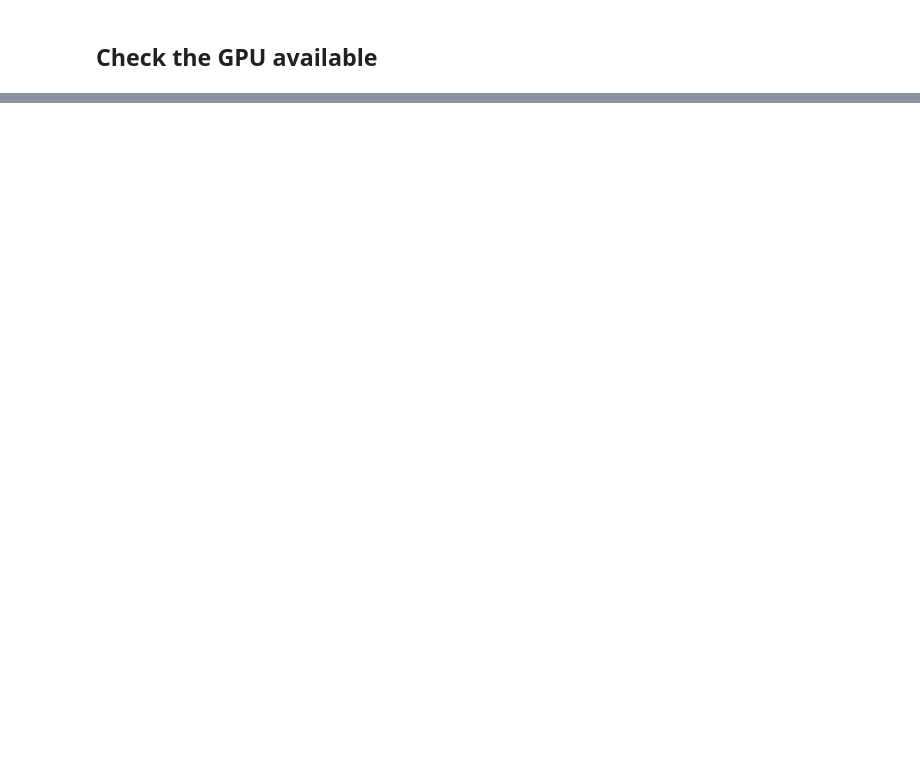
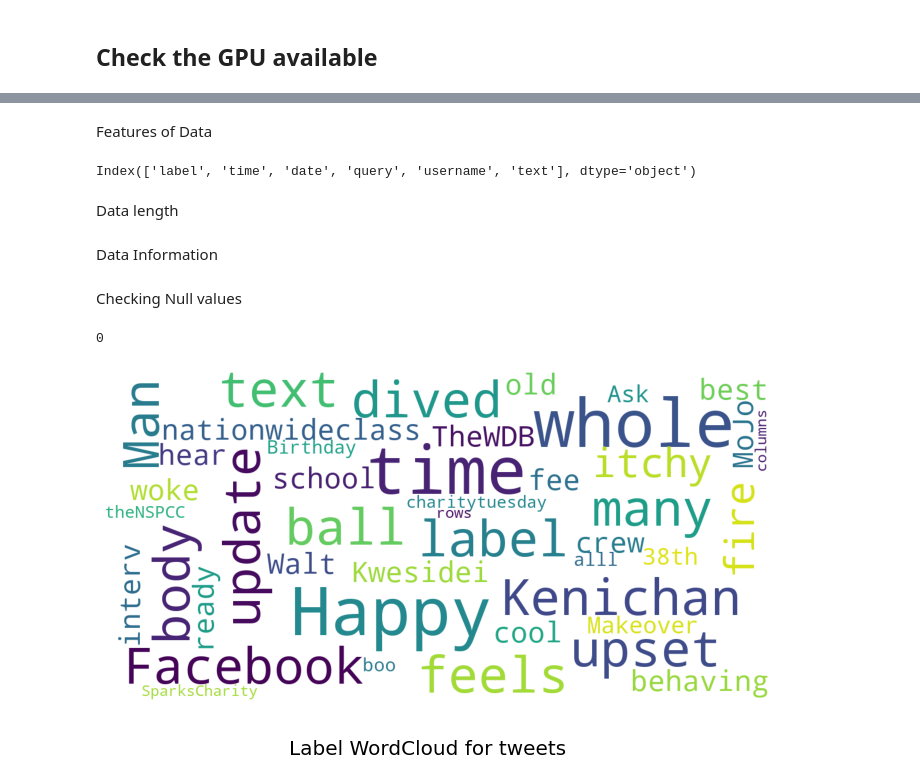
Before and after one commit to Gr-30/DL, a Jupyter notebook: assignment_1.ipynb, the cells around one changed output, grey strips where cells are left out. Drawn from its saved outputs; the diff is of its cells as text; code cells hidden in the pictures; blank space fills up the shorter version.

```diff
--- a/assignment_1.ipynb
+++ b/assignment_1.ipynb
@@ -19,0 +55,2 @@ NVIDIA-SMI has failed because it couldn't communicate with the NVIDIA driver. Ma
+# %%
+data.columns = ["label", "time", "date", "query", "username", "text"]
@@ -19,0 +68,8 @@ NVIDIA-SMI has failed because it couldn't communicate with the NVIDIA driver. Ma
+# %% [markdown]
+Features of Data
+# %%
+data.columns
+# %% [output]
+Index(['label', 'time', 'date', 'query', 'username', 'text'], dtype='object')
+# %% [markdown]
+Data length
@@ -19,0 +78,2 @@ NVIDIA-SMI has failed because it couldn't communicate with the NVIDIA driver. Ma
+# %% [markdown]
+Data Information
@@ -19,0 +82,32 @@ NVIDIA-SMI has failed because it couldn't communicate with the NVIDIA driver. Ma
+# %% [markdown]
+Checking Null values
+# %%
+np.sum(data.isnull().any(axis=1))
+# %% [output]
+0
+# %%
+stopwords_ = set(STOPWORDS)
+positive_data = data['label'] = 1
+def show_wordcloud(positive_data, title = None):
+    wordcloud = WordCloud(
+        collocations=False,
+        background_color='white',
+        stopwords=stopwords_,
+        max_words=200,
+        max_font_size=40,
+        scale=3,
+        random_state=1
+    ).generate(str(data))
+
+    fig = plt.figure(1, figsize=(12, 12))
+    plt.axis('off')
+    if title:
+        fig.suptitle(title, fontsize=20)
+        fig.subplots_adjust(top=2.3)
+
+    plt.imshow(wordcloud)
+    plt.show()
+# %%
+show_wordcloud(data['text'], "Label WordCloud for tweets")
+# %% [output]
+[figure, added]
```
Also changed, not shown: parts of 13 cells of this notebook.
